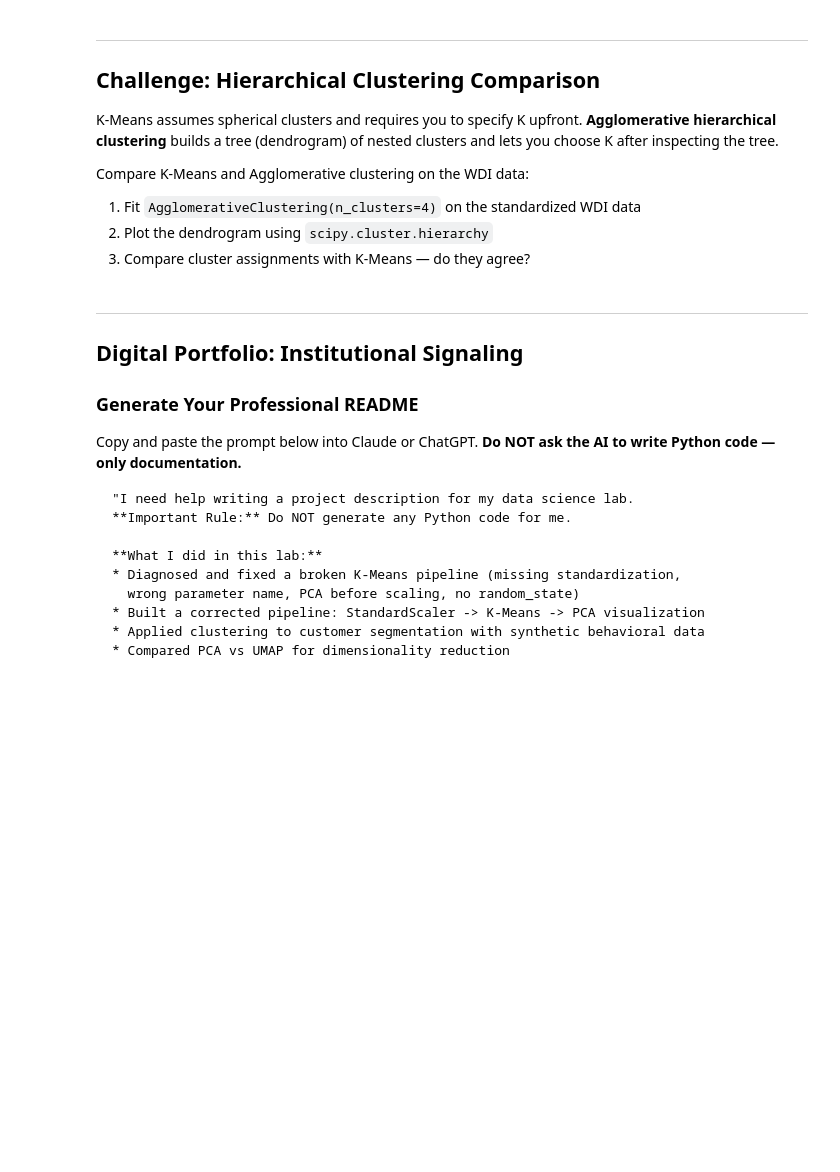
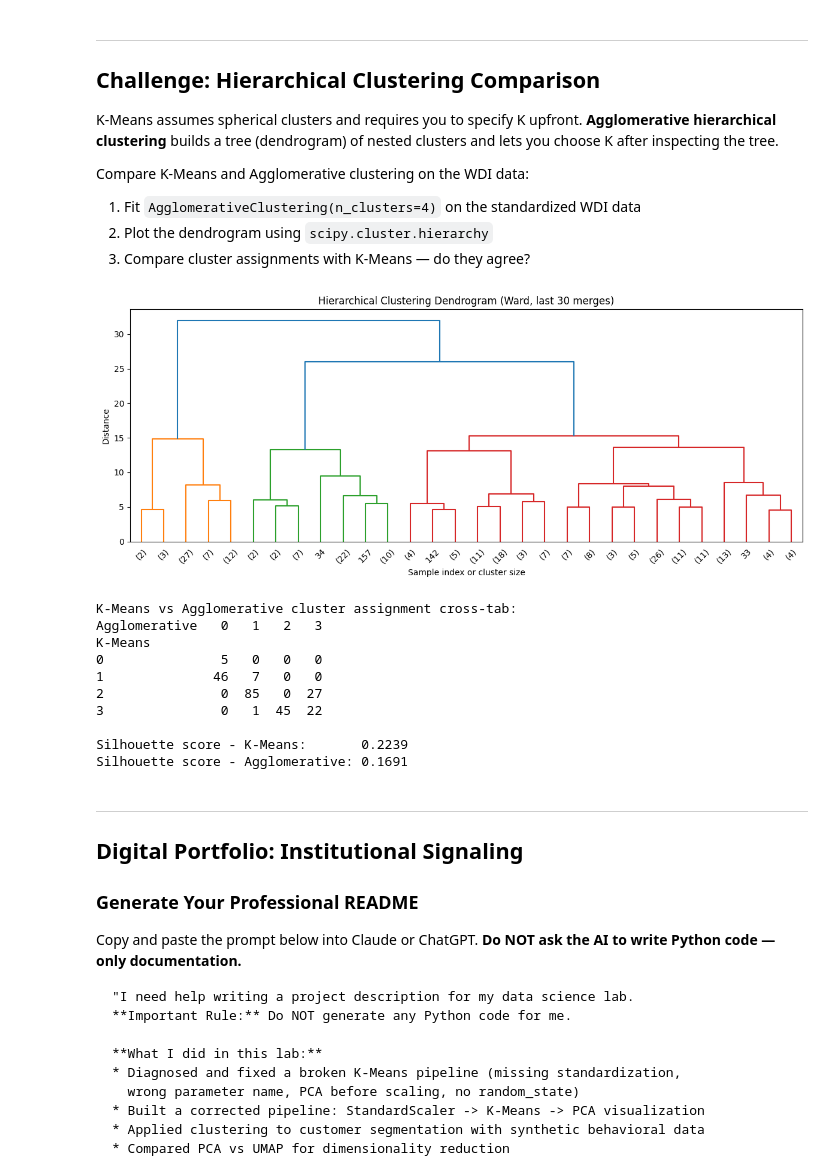
Before and after one commit to zackdihel/ECON-5200-Data-Analytics, a Jupyter notebook: Lab 22/lab-ch22-diagnostic-1.ipynb, the cells around one changed output. Saved outputs shown, nothing was run; the diff lists cells and outputs as text; code cells hidden in the pictures; blank space fills up the shorter version.

```diff
--- a/Lab 22/lab-ch22-diagnostic-1.ipynb
+++ b/Lab 22/lab-ch22-diagnostic-1.ipynb
@@ -54,19 +56,32 @@ indicators = {
     'SP.DYN.IMRT.IN': 'infant_mortality',
     'SE.PRM.ENRR': 'primary_enrollment',
     'SI.POV.GINI': 'gini_index',
-    'EN.ATM.CO2E.PC': 'co2_per_capita',
     'IT.NET.USER.ZS': 'internet_users_pct',
     'NE.TRD.GNFS.ZS': 'trade_pct_gdp',
     'SL.UEM.TOTL.ZS': 'unemployment_rate',
     'SP.URB.TOTL.IN.ZS': 'urban_population_pct'
 }
 
-feature_names = list(indicators.values())
+df = wb.data.DataFrame(list(indicators.keys()), mrv=5, labels=True)
 
-df = wb.data.DataFrame(list(indicators.keys()), mrv=1, labels=True)
-df = df.rename(columns=indicators)
+# Take most recent non-null value across year columns
+year_cols = [c for c in df.columns if c.startswith('YR')]
+df['value'] = df[year_cols].bfill(axis=1).iloc[:, 0]
+
+# Pivot so each indicator becomes a column
+df = df['value'].unstack('series')
+df.columns = [indicators.get(c, c) for c in df.columns]
+
+# Get country names
+country_labels = wb.data.DataFrame(list(indicators.keys()), mrv=1, labels=True)['Country'].groupby('economy').first()
+df['Country'] = country_labels
+
+df = df.reset_index(drop=True)
 df = df.dropna(thresh=7)
-df = df.fillna(df.median())
+df = df.fillna(df.median(numeric_only=True))
+
+feature_names = [f for f in indicators.values() if f in df.columns]
+
 
 print(f'Countries retained: {len(df)}')
 print(f'Features: {feature_names}')
@@ -500,27 +720,54 @@ Compare K-Means and Agglomerative clustering on the WDI data:
 # %%
 # -----------------------------------------------------------
 # CHALLENGE — Hierarchical clustering + dendrogram
 # -----------------------------------------------------------
 
 from sklearn.cluster import AgglomerativeClustering
 from scipy.cluster.hierarchy import dendrogram, linkage
 
 # Step 1: Fit agglomerative clustering
 # YOUR CODE HERE
-
+agg = AgglomerativeClustering(n_clusters=4)
+agg_labels = agg.fit_predict(X_scaled)
 
 # Step 2: Plot dendrogram
 # Hint: linkage_matrix = linkage(X_scaled, method='ward')
 #        dendrogram(linkage_matrix, truncate_mode='lastp', p=30)
 # YOUR CODE HERE
-
+fig, ax = plt.subplots(figsize=(12, 5))
+linkage_matrix = linkage(X_scaled, method='ward')
+dendrogram(linkage_matrix, truncate_mode='lastp', p=30, ax=ax)
+ax.set_title('Hierarchical Clustering Dendrogram (Ward, last 30 merges)')
+ax.set_xlabel('Sample index or cluster size')
+ax.set_ylabel('Distance')
+plt.tight_layout()
+plt.show()
 
 # Step 3: Cross-tabulate K-Means vs Agglomerative labels
 # YOUR CODE HERE
-
+cross_tab = pd.crosstab(labels_good, agg_labels,
+                         rownames=['K-Means'], colnames=['Agglomerative'])
+print('K-Means vs Agglomerative cluster assignment cross-tab:')
+print(cross_tab)
 
 # Step 4: Compare silhouette scores
 # YOUR CODE HERE
+kmeans_sil = silhouette_score(X_scaled, labels_good)
+agg_sil = silhouette_score(X_scaled, agg_labels)
+print(f'\nSilhouette score - K-Means:       {kmeans_sil:.4f}')
+print(f'Silhouette score - Agglomerative: {agg_sil:.4f}')
+# %% [output]
+[figure, added]
+K-Means vs Agglomerative cluster assignment cross-tab:
+Agglomerative   0   1   2   3
+K-Means
+0               5   0   0   0
+1              46   7   0   0
+2               0  85   0  27
+3               0   1  45  22
+
+Silhouette score - K-Means:       0.2239
+Silhouette score - Agglomerative: 0.1691
 # %% [markdown]
 ---
 
```
Also changed, not shown: parts of 11 cells of this notebook, 1 other file.
